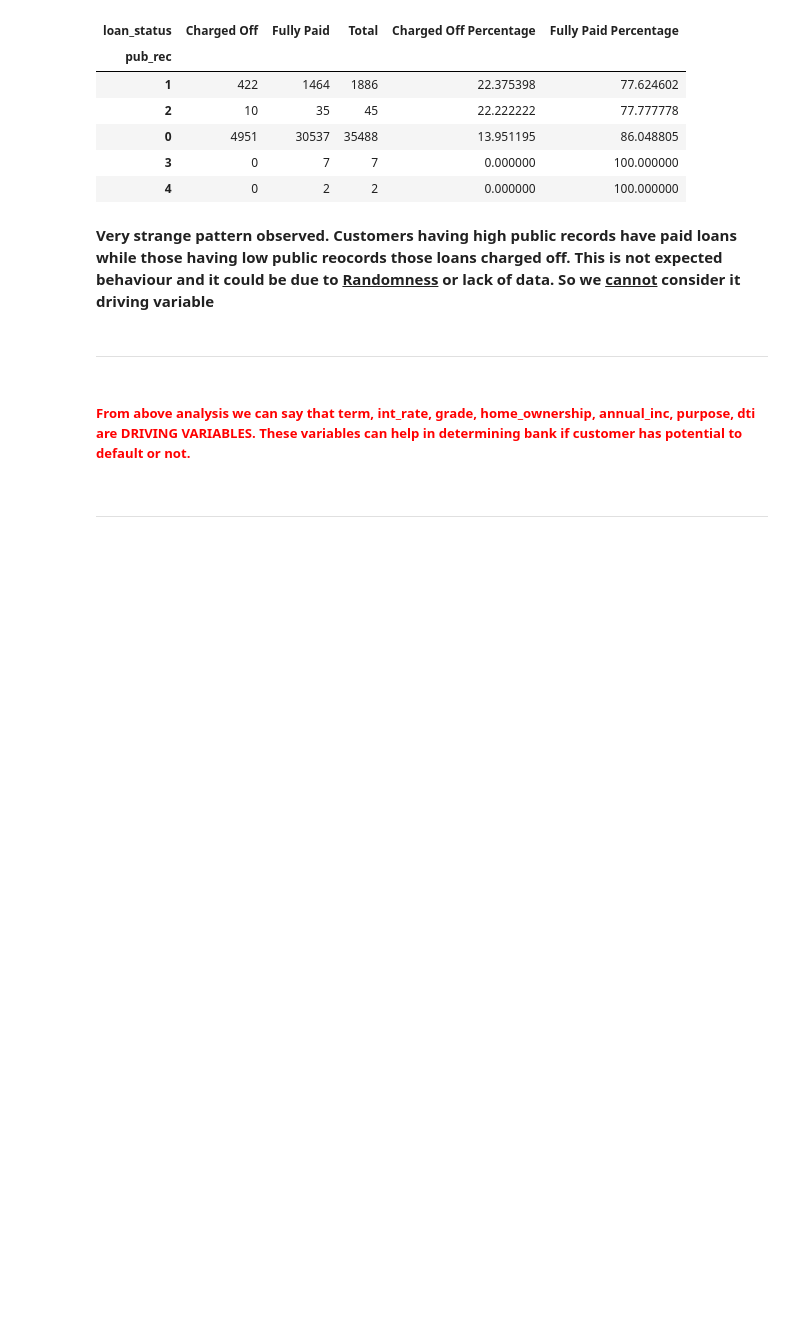
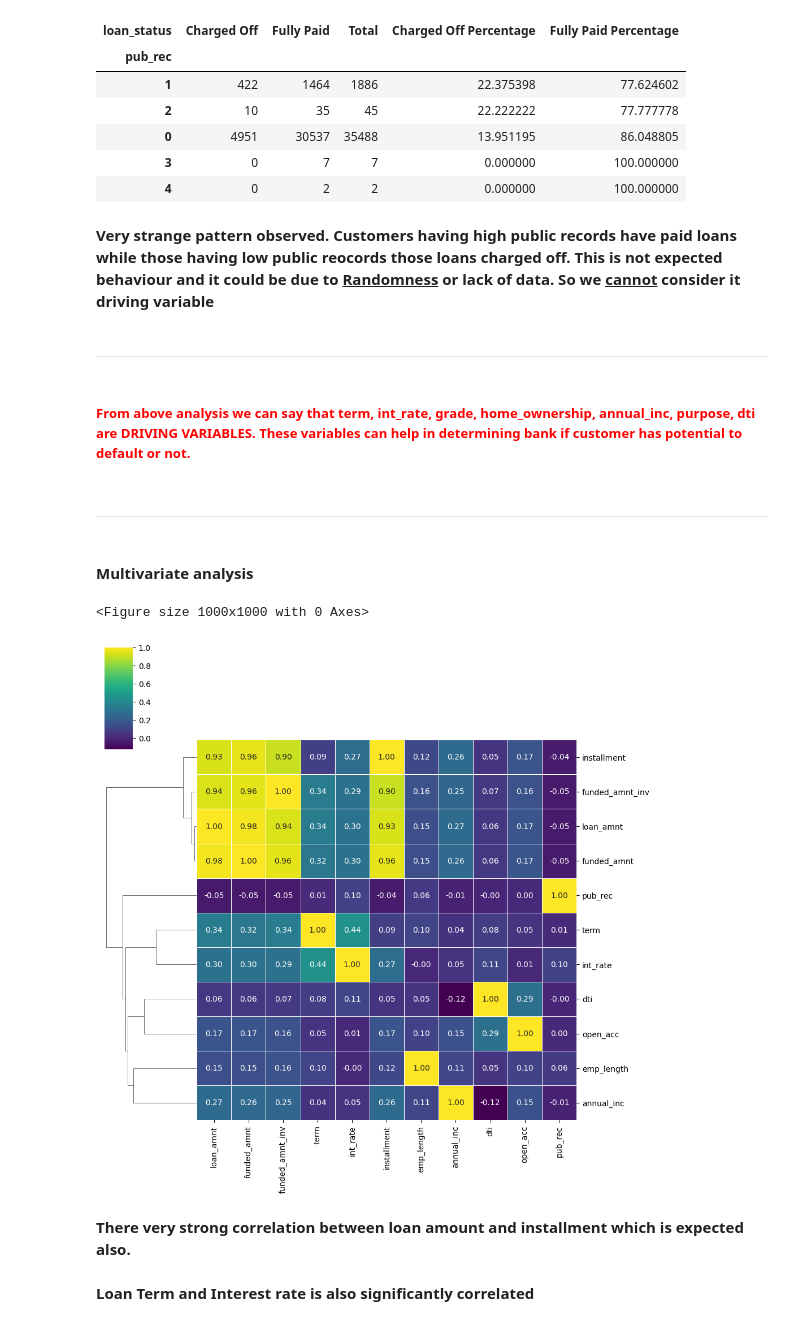
Before and after one commit to tejasvadhyani/LendingClubCaseStudy, a Jupyter notebook: Tejasva_Dhyani.ipynb, the cells around one changed output. Cells and saved outputs as stored; diff of their text form; code cells hidden in the pictures; blank space fills up the shorter version.

Commit message:
Added multivariate analysis

```diff
--- a/Tejasva_Dhyani.ipynb
+++ b/Tejasva_Dhyani.ipynb
@@ -1461,3 +1461,23 @@ segmented_pivot_table('pub_rec')
 ##### <p style="color:red">From above analysis we can say that term, int_rate, grade, home_ownership, annual_inc, purpose, dti are DRIVING VARIABLES. These variables can help in determining bank if customer has potential to default or not.</p>
 # %% [markdown]
 <hr/>
+# %% [markdown]
+#### Multivariate analysis
+# %%
+plt.figure(figsize=(10, 10))
+dataplot = sns.clustermap(
+    df_loan.corr(numeric_only=True),
+    annot=True,
+    linewidth=.5,
+    col_cluster=False,
+    cmap="viridis",
+    fmt=".2f"
+)
+plt.show()
+# %% [output]
+<Figure size 1000x1000 with 0 Axes>
+[figure, added]
+# %% [markdown]
+<b>There very strong correlation between loan amount and installment which is expected also.</b>
+<br/><br/>
+<b>Loan Term and Interest rate is also significantly correlated</b>
```
